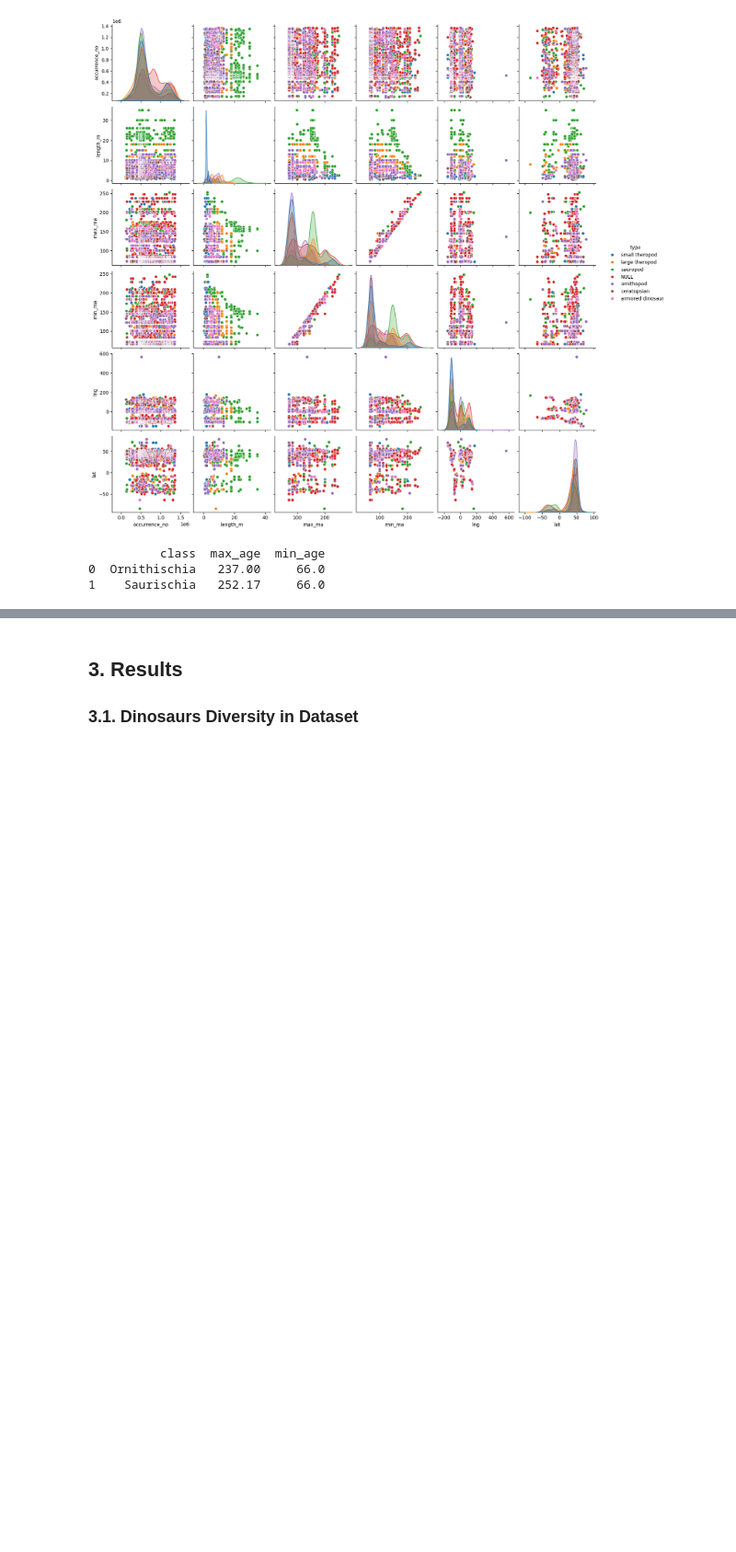
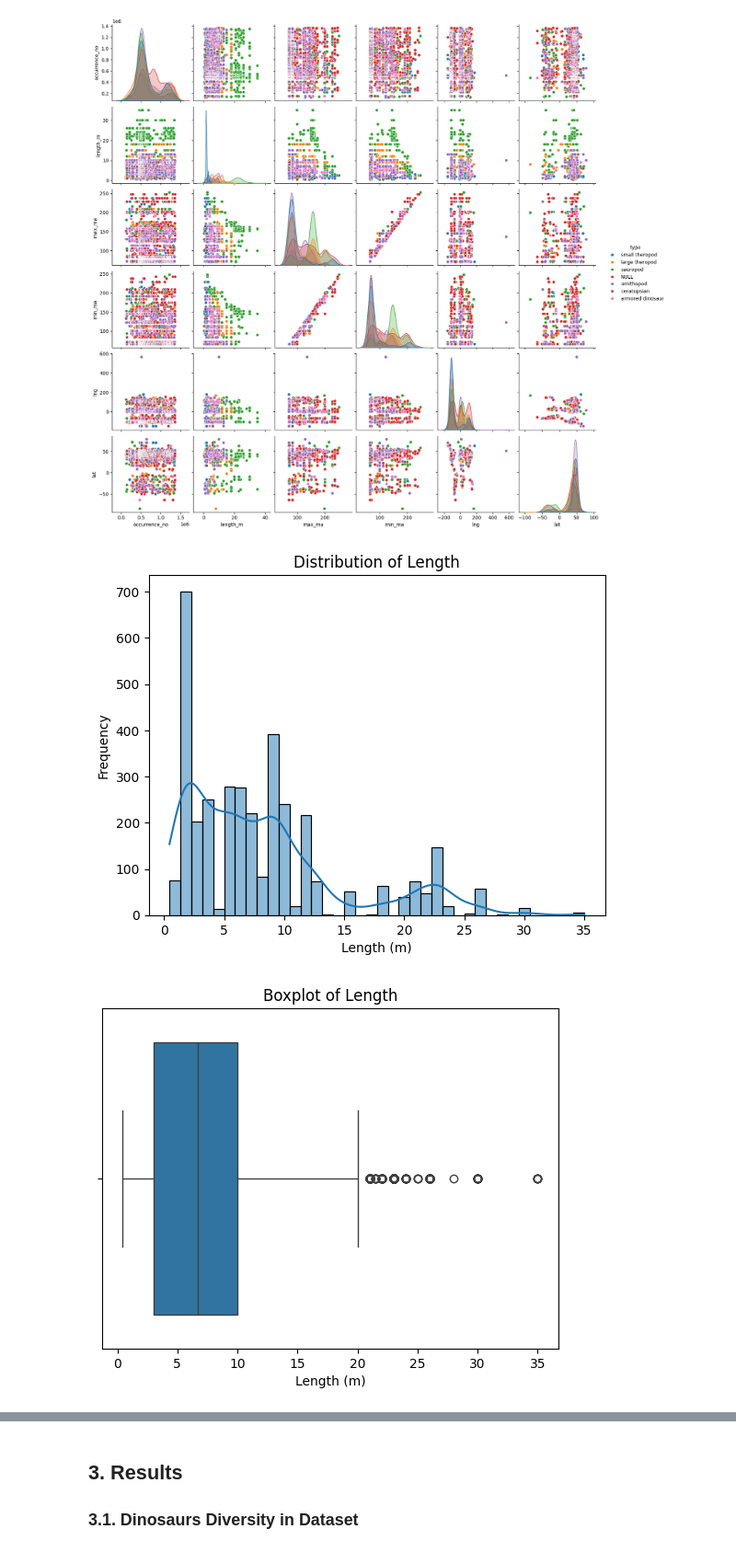
Before and after one commit to jshahna/Dinosaur-Fosil-Record-Insights, a Jupyter notebook: Dinosaurs-fossil-insights.ipynb, the cells around one changed output, grey strips where cells are left out. Shown at 92% size. Saved outputs shown, nothing was run; the diff lists cells and outputs as text; code cells hidden in the pictures; blank space fills up the shorter version.

```diff
--- a/Dinosaurs-fossil-insights.ipynb
+++ b/Dinosaurs-fossil-insights.ipynb
@@ -467,14 +534,19 @@ sns.pairplot(dinosaurs, hue='type')
 plt.show()
 # %% [output]
 [figure]
-# %%
-dinosaur_age_range = dinosaurs.groupby('class').agg(
-    max_age=('max_ma', 'max'),
-    min_age=('min_ma', 'min'),
-).reset_index()
-
-print(dinosaur_age_range)
-# %% [output]
-          class  max_age  min_age
-0  Ornithischia   237.00     66.0
-1    Saurischia   252.17     66.0
+# %%
+# Plot the distribution of 'length_m'
+sns.histplot(dinosaurs['length_m'].dropna(), kde=True)  # kde=True adds a kernel density estimate to the plot
+plt.title('Distribution of Length')
+plt.xlabel('Length (m)')
+plt.ylabel('Frequency')
+plt.show()
+
+# Plot boxplot to check for outliers
+sns.boxplot(x=dinosaurs['length_m'])
+plt.title('Boxplot of Length')
+plt.xlabel('Length (m)')
+plt.show()
+# %% [output]
+[figure, added]
+[figure, added]
```
Also changed, not shown: parts of 24 cells of this notebook.
